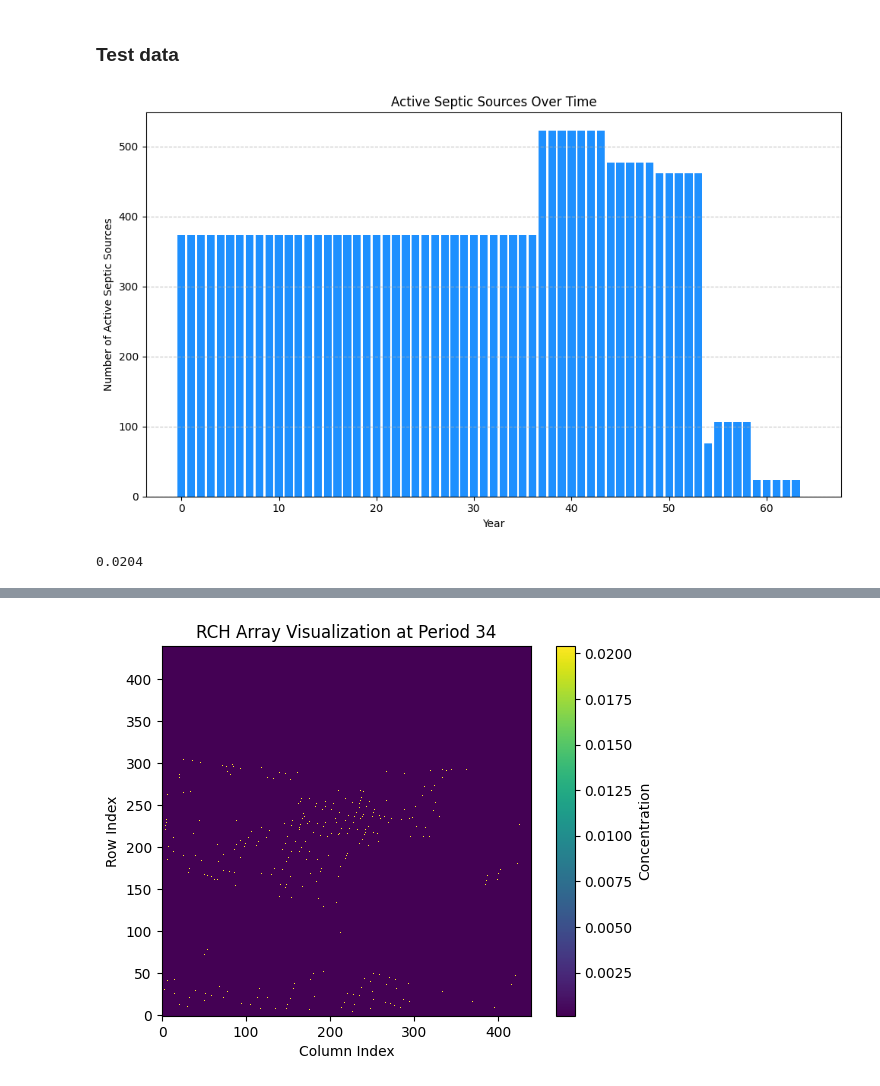
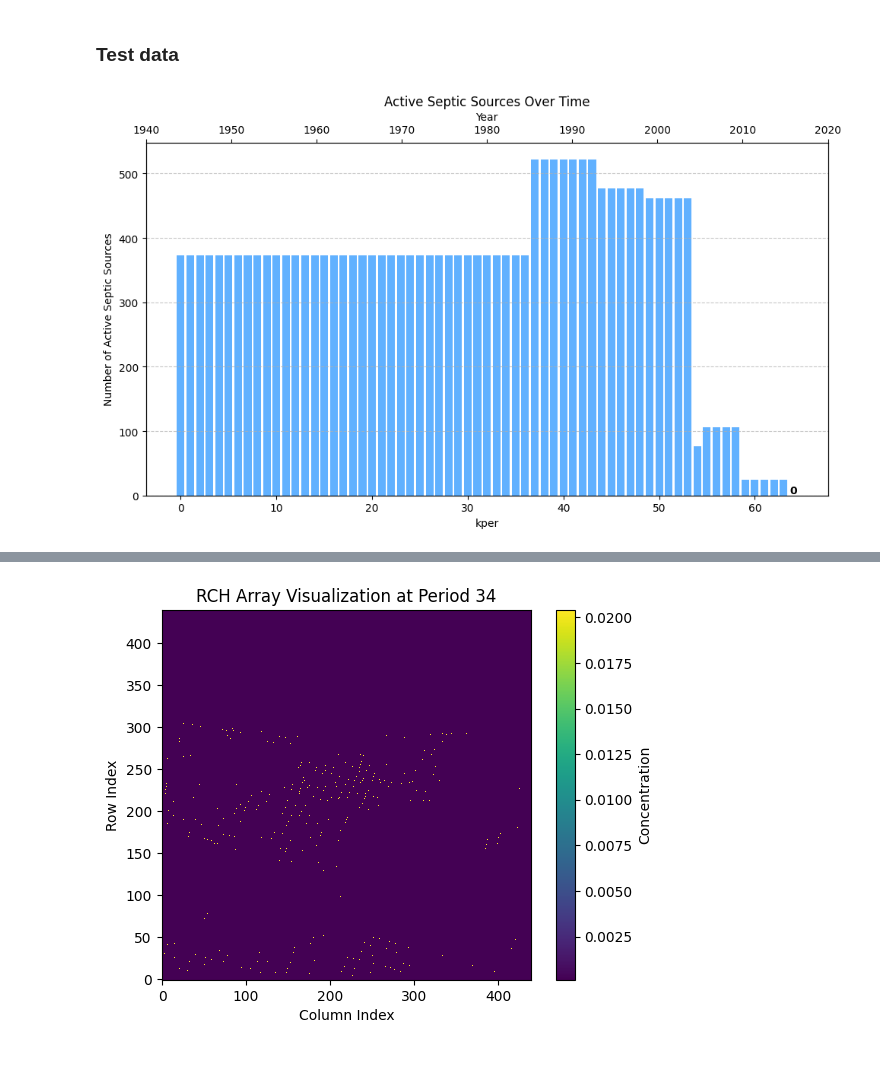
Before and after one commit to Shuyang-Wang/wasaga_model, a Jupyter notebook: wasaga_3d/v2_run_wasaga_3d.ipynb, the cells around one changed output, grey strips where cells are left out. Saved outputs shown, nothing was run; the diff lists cells and outputs as text; code cells hidden in the pictures.

```diff
--- a/wasaga_3d/v2_run_wasaga_3d.ipynb
+++ b/wasaga_3d/v2_run_wasaga_3d.ipynb
@@ -509,23 +509,22 @@ rch = flopy.modflow.ModflowRch(model=mf, rech=rch_dict)
 # %%
 import matplotlib.pyplot as plt
 import numpy as np
 
-# Assuming nrow, ncol, and rch_dict are available from your previous code
+# Calculate and plot in a compact form
+kpers, active_septics = zip(*sorted((year_key, np.sum(rech >= 0.51 / delr / delc)) for year_key, rech in rch_dict.items()))
 
-# Calculate and plot in a compact form
-years, active_septics = zip(*sorted((year_key, np.sum(rech != 0.00013)) for year_key, rech in rch_dict.items()))
+fig, ax1 = plt.subplots(figsize=(10, 6))
+bars = ax1.bar(kpers, active_septics, color='dodgerblue', alpha=0.7)
 
-plt.figure(figsize=(10, 6))
-plt.bar(years, active_septics, color='dodgerblue')
-plt.title('Active Septic Sources Over Time')
-plt.xlabel('Year')
-plt.ylabel('Number of Active Septic Sources')
-plt.grid(axis='y', linestyle='--', alpha=0.7)
-plt.tight_layout()
-plt.show()
+ax1.set(xlabel='kper', ylabel='Number of Active Septic Sources', title='Active Septic Sources Over Time')
+
+ax2 = ax1.twiny().set(xlabel='Year', xlim=[k + 1950 for k in ax1.get_xlim()], xticks=[k + 1950 for k in ax1.get_xticks()],
+                      xticklabels=[int(k + 1950) for k in ax1.get_xticks()])
+ax1.grid(axis='y', linestyle='--', alpha=0.7)
+
+for bar, val in zip(bars, active_septics):
+    if val == 0: ax1.text(bar.get_x() + bar.get_width() / 2, bar.get_height(), str(val), ha='center', va='bottom', fontsize=10, fontweight='bold')
+
+plt.tight_layout(); plt.show()
 # %% [output]
-[figure, old version]
+[figure, new version]
-# %%
-0.51 / delr / delc
-# %% [output]
-0.0204
```
Also changed, not shown: parts of 8 cells of this notebook, 2 other files.
